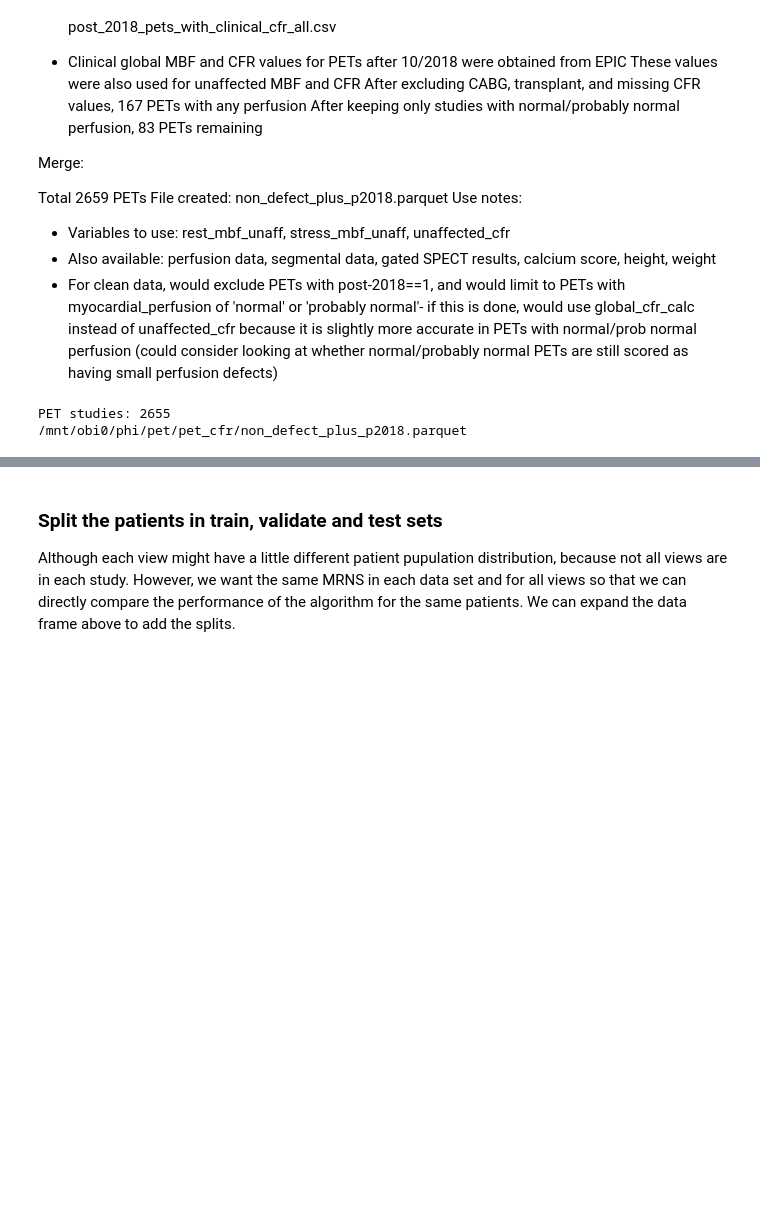
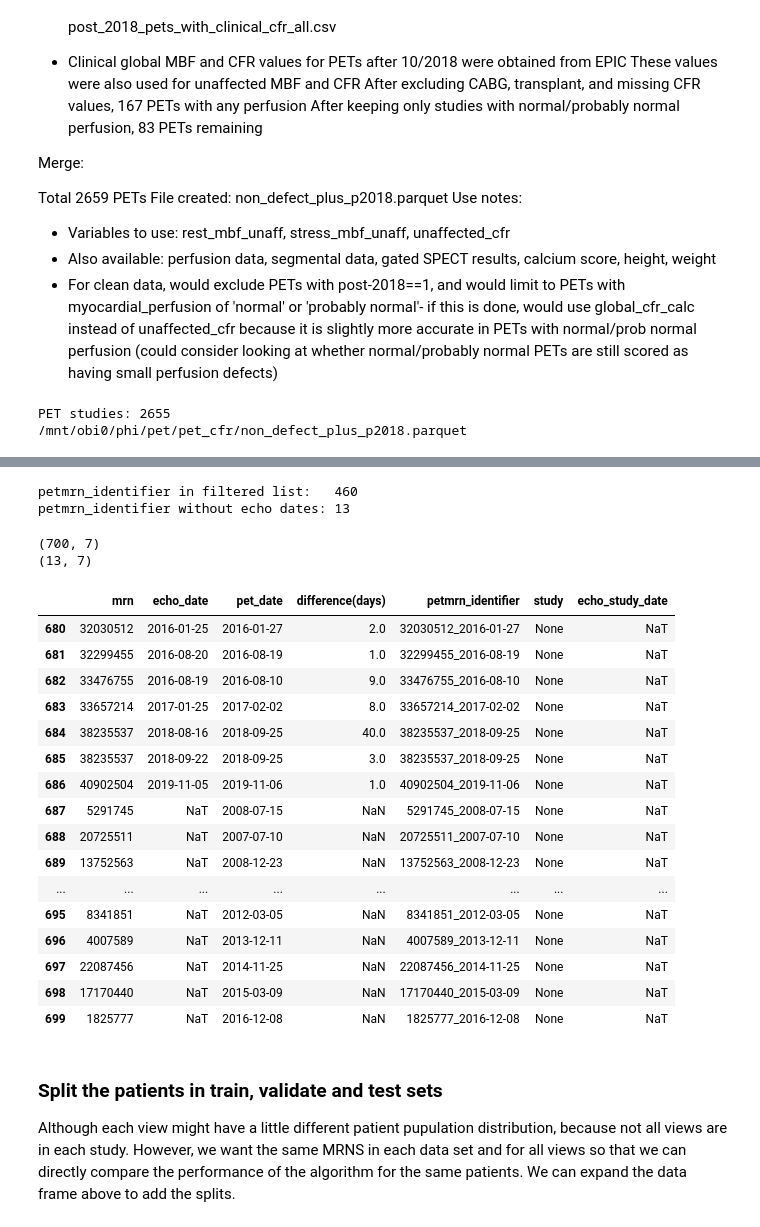
Before and after one commit to awerdich/werdich-cfr, a Jupyter notebook: notebooks/cfr_datasets_patientsplit.ipynb, the cells around one changed output, grey strips where cells are left out. Cells and saved outputs as stored; diff of their text form; code cells hidden in the pictures; blank space fills up the shorter version.

```diff
--- a/notebooks/cfr_datasets_patientsplit.ipynb
+++ b/notebooks/cfr_datasets_patientsplit.ipynb
@@ -169,0 +178,4 @@ nondefect shape:      (117630, 53)
+# %%
+# Complete list of unique petmrn_identifier
+petmrn_identifier_list = list(global_pet.petmrn_identifier.unique())+list(nondefect_pet.petmrn_identifier.unique())
+petmrn_identifier_set = list(set(petmrn_identifier_list))
@@ -169,0 +188,5 @@ nondefect shape:      (117630, 53)
+# %%
+# Let's filter Rahuls list of missing echos
+missing_echo = pd.read_parquet(os.path.join(meta_dir, 'mrn_pet_missing_echo_file.parquet'))
+print(f'petmrn_identifier in original list: {len(missing_echo.petmrn_identifier.unique())}')
+missing_echo.tail()
@@ -170,3 +201,39 @@ nondefect shape:      (117630, 53)
+# %%
+missing_echo_filtered = missing_echo[missing_echo.petmrn_identifier.isin(petmrn_identifier_set)].\
+                        drop(columns=['pet_measurement'], axis=1).reset_index(drop=True)
+print(f'petmrn_identifier in filtered list:   {len(missing_echo_filtered.petmrn_identifier.unique())}')
+missing_no_echo_date = missing_echo_filtered.loc[missing_echo_filtered.echo_date.isnull()]
+print(f'petmrn_identifier without echo dates: {len(missing_no_echo_date.petmrn_identifier.unique())}')
+
+missing_echo_filtered_file = 'mrn_pet_missing_echo_file_filtered.parquet'
+missing_echo_filtered.to_parquet(os.path.join(meta_dir, missing_echo_filtered_file))
+# %% [output]
+petmrn_identifier in filtered list:   460
+petmrn_identifier without echo dates: 13
+# %%
+print(missing_echo_filtered.shape)
+print(missing_no_echo_date.shape)
+missing_echo_filtered.tail(20)
+# %% [output]
+(700, 7)
+(13, 7)
+|  | mrn | echo_date | pet_date | difference(days) | petmrn_identifier | study | echo_study_date |
+| 680 | 32030512 | 2016-01-25 | 2016-01-27 | 2.0 | 32030512_2016-01-27 | None | NaT |
+| 681 | 32299455 | 2016-08-20 | 2016-08-19 | 1.0 | 32299455_2016-08-19 | None | NaT |
+| 682 | 33476755 | 2016-08-19 | 2016-08-10 | 9.0 | 33476755_2016-08-10 | None | NaT |
+| 683 | 33657214 | 2017-01-25 | 2017-02-02 | 8.0 | 33657214_2017-02-02 | None | NaT |
+| 684 | 38235537 | 2018-08-16 | 2018-09-25 | 40.0 | 38235537_2018-09-25 | None | NaT |
+| 685 | 38235537 | 2018-09-22 | 2018-09-25 | 3.0 | 38235537_2018-09-25 | None | NaT |
+| 686 | 40902504 | 2019-11-05 | 2019-11-06 | 1.0 | 40902504_2019-11-06 | None | NaT |
+| 687 | 5291745 | NaT | 2008-07-15 | NaN | 5291745_2008-07-15 | None | NaT |
+| 688 | 20725511 | NaT | 2007-07-10 | NaN | 20725511_2007-07-10 | None | NaT |
+| 689 | 13752563 | NaT | 2008-12-23 | NaN | 13752563_2008-12-23 | None | NaT |
+| ... | ... | ... | ... | ... | ... | ... | ... |
+| 695 | 8341851 | NaT | 2012-03-05 | NaN | 8341851_2012-03-05 | None | NaT |
+| 696 | 4007589 | NaT | 2013-12-11 | NaN | 4007589_2013-12-11 | None | NaT |
+| 697 | 22087456 | NaT | 2014-11-25 | NaN | 22087456_2014-11-25 | None | NaT |
+| 698 | 17170440 | NaT | 2015-03-09 | NaN | 17170440_2015-03-09 | None | NaT |
+| 699 | 1825777 | NaT | 2016-12-08 | NaN | 1825777_2016-12-08 | None | NaT |
 # %% [markdown]
 ### Split the patients in train, validate and test sets ###
 Although each view might have a little different patient pupulation distribution, because not all views are in each study. However, we want the same MRNS in each data set and for all views so that we can directly compare the performance of the algorithm for the same patients. We can expand the data frame above to add the splits.
```
Also changed, not shown: parts of 14 cells of this notebook, 1 other file.
